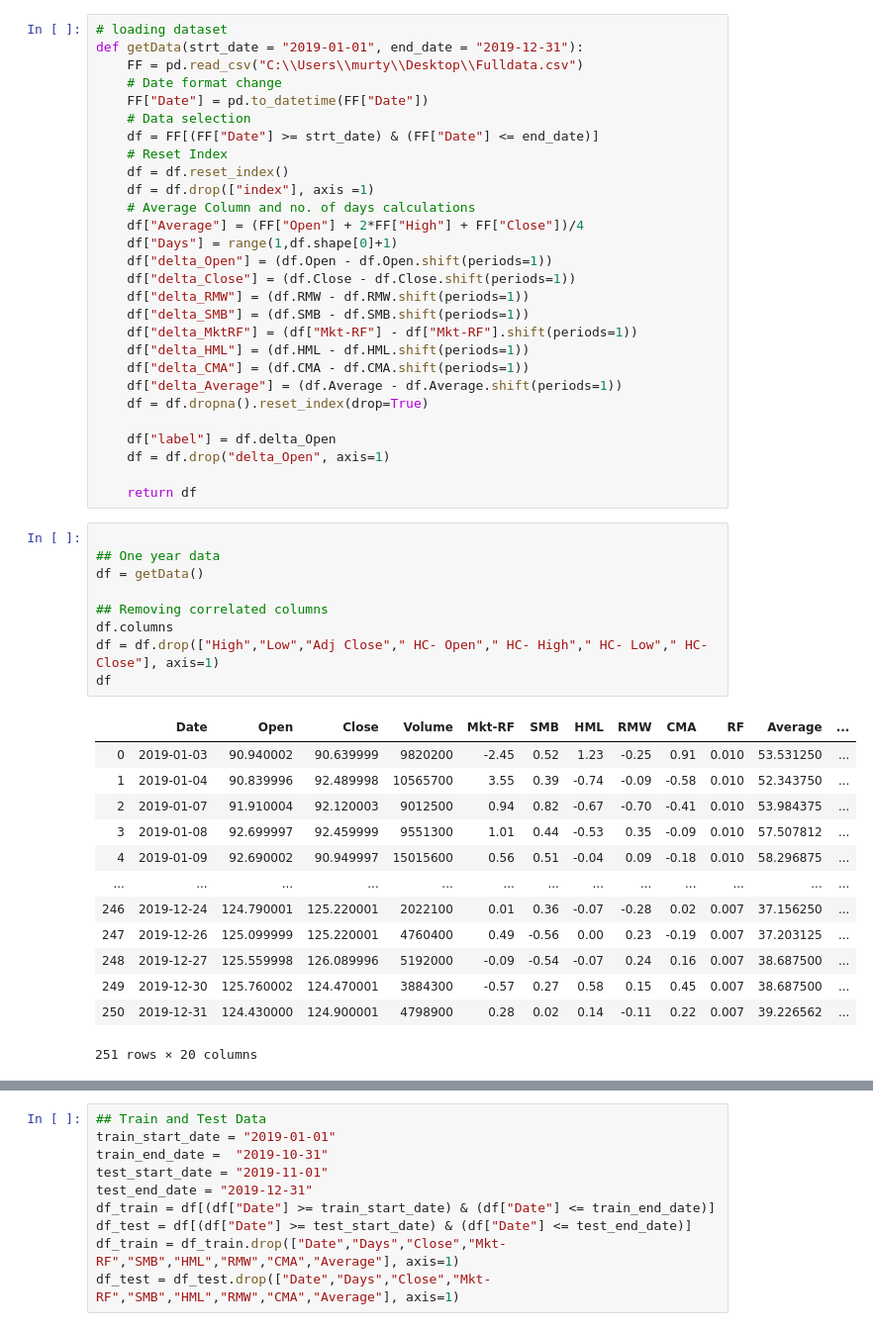
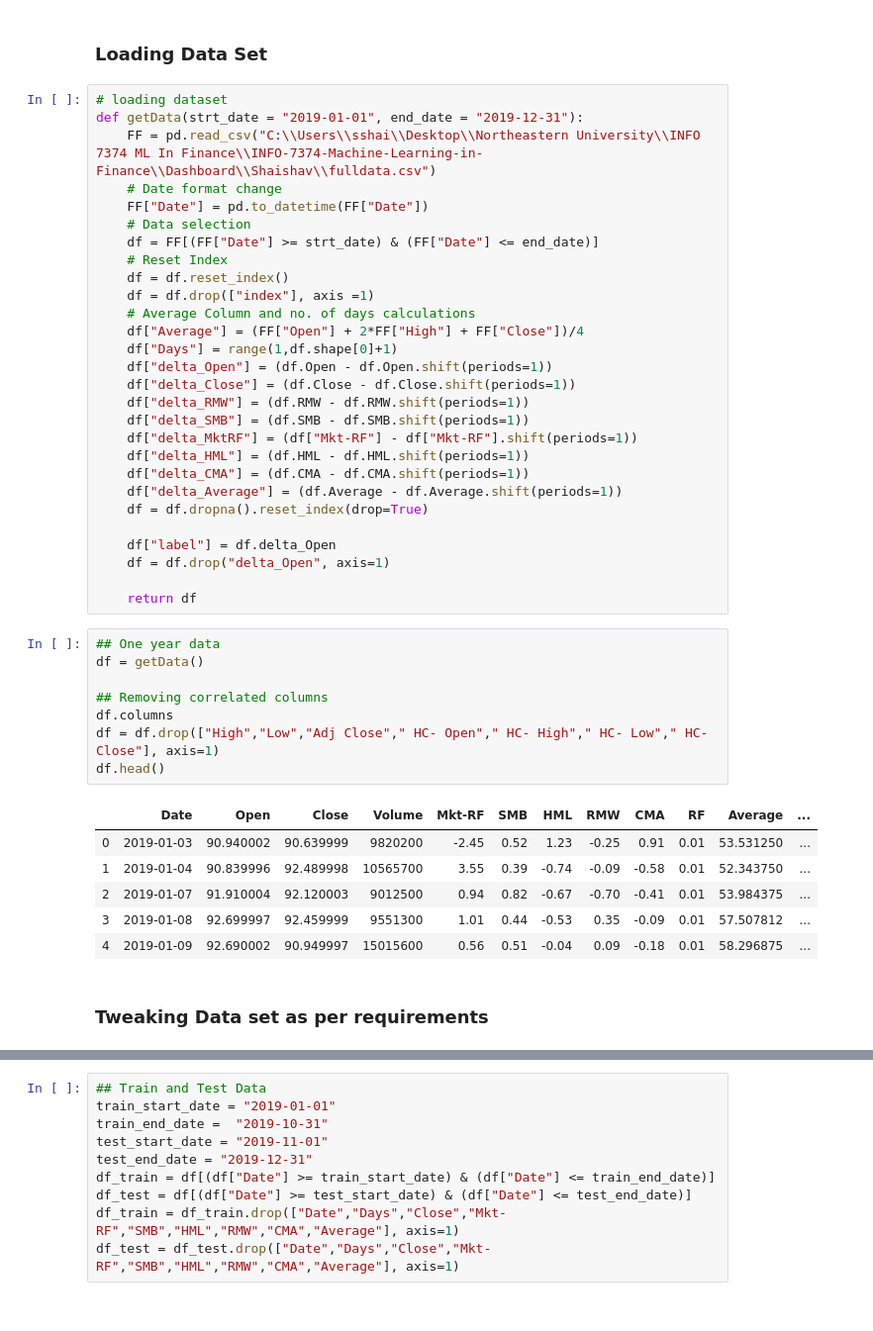
Before and after one commit to parthrana34/Machine-Learning-in-Finance, a Jupyter notebook: Dashboard/Supriya/Random_Forest.ipynb, the cells around one changed output, grey strips where cells are left out. Shown: that part at 99% size. Saved outputs shown, nothing was run; the diff lists cells and outputs as text.

```diff
--- a/Dashboard/Supriya/Random_Forest.ipynb
+++ b/Dashboard/Supriya/Random_Forest.ipynb
@@ -11,10 +19,12 @@ import statsmodels.stats.api as sm
 %pylab inline
 # %% [output]
 Populating the interactive namespace from numpy and matplotlib
+# %% [markdown]
+### Loading Data Set
 # %%
 # loading dataset
 def getData(strt_date = "2019-01-01", end_date = "2019-12-31"):
-    FF = pd.read_csv("C:\\Users\\murty\\Desktop\\Fulldata.csv")
+    FF = pd.read_csv("C:\\Users\\sshai\\Desktop\\Northeastern University\\INFO 7374 ML In Finance\\INFO-7374-Machine-Learning-in-Finance\\Dashboard\\Shaishav\\fulldata.csv")
     # Date format change
     FF["Date"] = pd.to_datetime(FF["Date"])
     # Data selection
@@ -40,28 +50,22 @@ def getData(strt_date = "2019-01-01", end_date = "2019-12-31"):
 
     return df
 # %%
-
 ## One year data
 df = getData()
 
 ## Removing correlated columns
 df.columns
 df = df.drop(["High","Low","Adj Close"," HC- Open"," HC- High"," HC- Low"," HC- Close"], axis=1)
-df
+df.head()
 # %% [output]
 |  | Date | Open | Close | Volume | Mkt-RF | SMB | HML | RMW | CMA | RF | Average | ... |
-| 0 | 2019-01-03 | 90.940002 | 90.639999 | 9820200 | -2.45 | 0.52 | 1.23 | -0.25 | 0.91 | 0.010 | 53.531250 | ... |
-| 1 | 2019-01-04 | 90.839996 | 92.489998 | 10565700 | 3.55 | 0.39 | -0.74 | -0.09 | -0.58 | 0.010 | 52.343750 | ... |
-| 2 | 2019-01-07 | 91.910004 | 92.120003 | 9012500 | 0.94 | 0.82 | -0.67 | -0.70 | -0.41 | 0.010 | 53.984375 | ... |
-| 3 | 2019-01-08 | 92.699997 | 92.459999 | 9551300 | 1.01 | 0.44 | -0.53 | 0.35 | -0.09 | 0.010 | 57.507812 | ... |
-| 4 | 2019-01-09 | 92.690002 | 90.949997 | 15015600 | 0.56 | 0.51 | -0.04 | 0.09 | -0.18 | 0.010 | 58.296875 | ... |
-| ... | ... | ... | ... | ... | ... | ... | ... | ... | ... | ... | ... | ... |
-| 246 | 2019-12-24 | 124.790001 | 125.220001 | 2022100 | 0.01 | 0.36 | -0.07 | -0.28 | 0.02 | 0.007 | 37.156250 | ... |
-| 247 | 2019-12-26 | 125.099999 | 125.220001 | 4760400 | 0.49 | -0.56 | 0.00 | 0.23 | -0.19 | 0.007 | 37.203125 | ... |
-| 248 | 2019-12-27 | 125.559998 | 126.089996 | 5192000 | -0.09 | -0.54 | -0.07 | 0.24 | 0.16 | 0.007 | 38.687500 | ... |
-| 249 | 2019-12-30 | 125.760002 | 124.470001 | 3884300 | -0.57 | 0.27 | 0.58 | 0.15 | 0.45 | 0.007 | 38.687500 | ... |
-| 250 | 2019-12-31 | 124.430000 | 124.900001 | 4798900 | 0.28 | 0.02 | 0.14 | -0.11 | 0.22 | 0.007 | 39.226562 | ... |
+| 0 | 2019-01-03 | 90.940002 | 90.639999 | 9820200 | -2.45 | 0.52 | 1.23 | -0.25 | 0.91 | 0.01 | 53.531250 | ... |
+| 1 | 2019-01-04 | 90.839996 | 92.489998 | 10565700 | 3.55 | 0.39 | -0.74 | -0.09 | -0.58 | 0.01 | 52.343750 | ... |
+| 2 | 2019-01-07 | 91.910004 | 92.120003 | 9012500 | 0.94 | 0.82 | -0.67 | -0.70 | -0.41 | 0.01 | 53.984375 | ... |
+| 3 | 2019-01-08 | 92.699997 | 92.459999 | 9551300 | 1.01 | 0.44 | -0.53 | 0.35 | -0.09 | 0.01 | 57.507812 | ... |
+| 4 | 2019-01-09 | 92.690002 | 90.949997 | 15015600 | 0.56 | 0.51 | -0.04 | 0.09 | -0.18 | 0.01 | 58.296875 | ... |
-251 rows × 20 columns
+# %% [markdown]
+### Tweaking Data set as per requirements
 # %%
 df_x = df.drop("label", axis =1).shift(periods=1).dropna().reset_index(drop=True)
 df_y = df[["label"]].shift(periods=-1).dropna().reset_index(drop=True)
```
Also changed, not shown: parts of 20 cells of this notebook.
